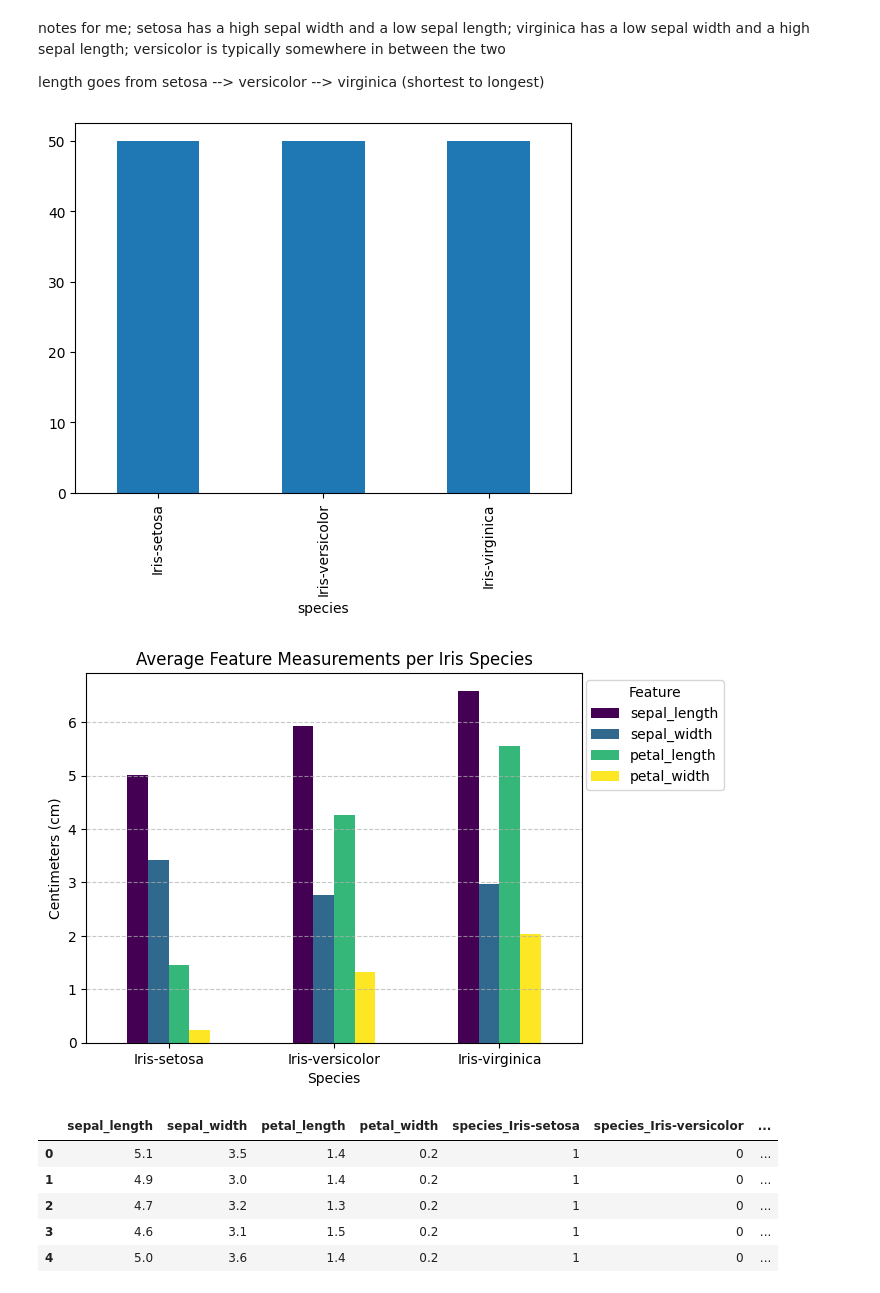
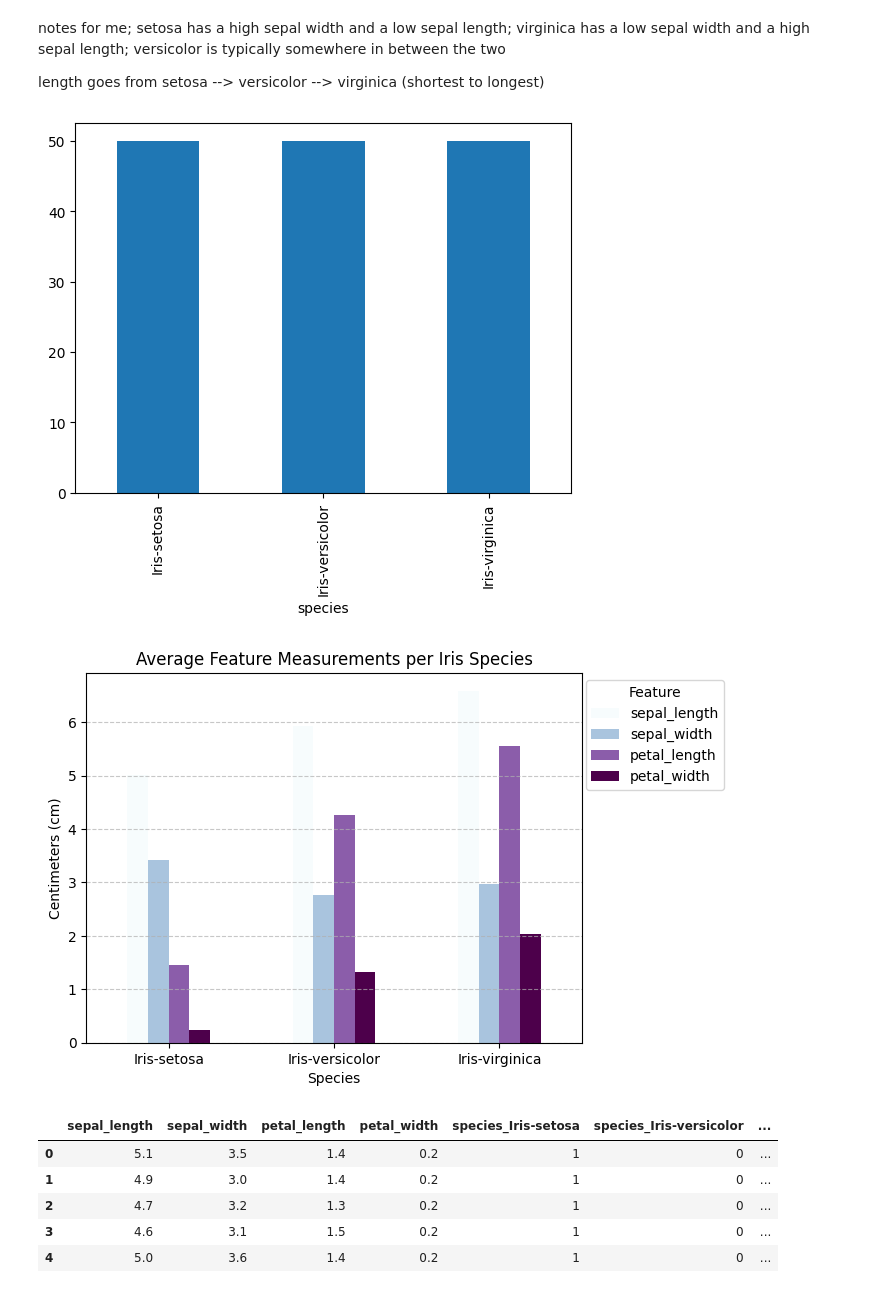
Before and after one commit to eliasangelss/irisflower, a Jupyter notebook: model.ipynb, the cells around one changed output. Cells and saved outputs as stored; diff of their text form; code cells hidden in the pictures.

Commit message:
added a confusion matrix + recolored graphs

```diff
--- a/model.ipynb
+++ b/model.ipynb
@@ -47,18 +48,18 @@ length goes from setosa --> versicolor --> virginica (shortest to longest)
 # %%
 irisData['species'].value_counts().plot(kind='bar') # note; each species has 50 data points in this set
 
 meanValues = irisData.groupby('species').mean()
-meanValues.plot(kind='bar', cmap='viridis')
+meanValues.plot(kind='bar', cmap='BuPu')
 
 plt.title('Average Feature Measurements per Iris Species')
 plt.xlabel('Species')
 plt.xticks(rotation=0)
 plt.ylabel('Centimeters (cm)')
 plt.legend(title='Feature', bbox_to_anchor=(1.3, 1))
 plt.grid(axis='y', linestyle='--', alpha=0.7)
 # %% [output]
 [figure]
-[figure, old version]
+[figure, new version]
 # %%
 # encoding because the class names aren't numbers :sweat:
 irisData.sample(10)
```
Also changed, not shown: parts of 3 cells of this notebook.
